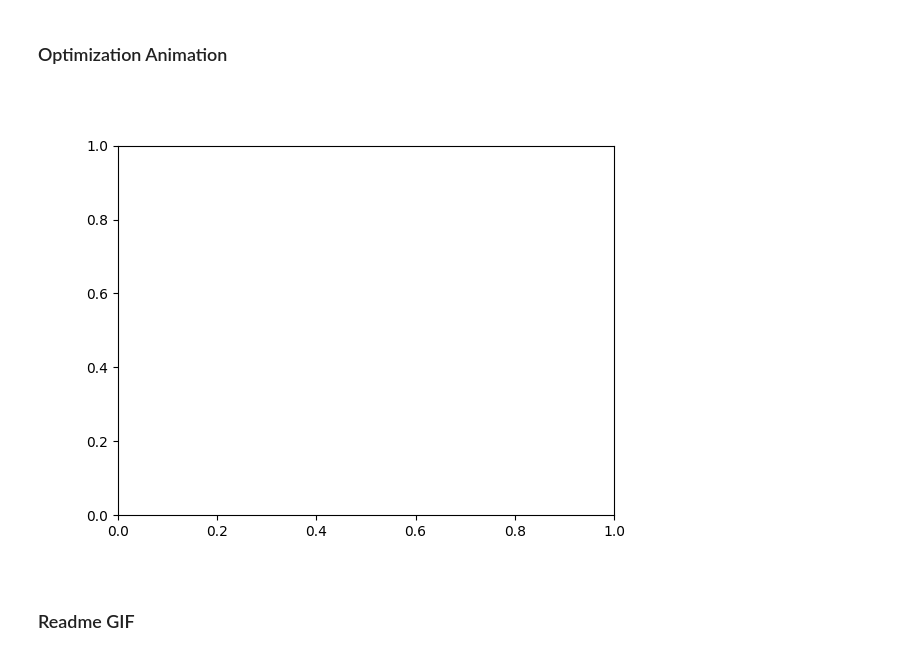
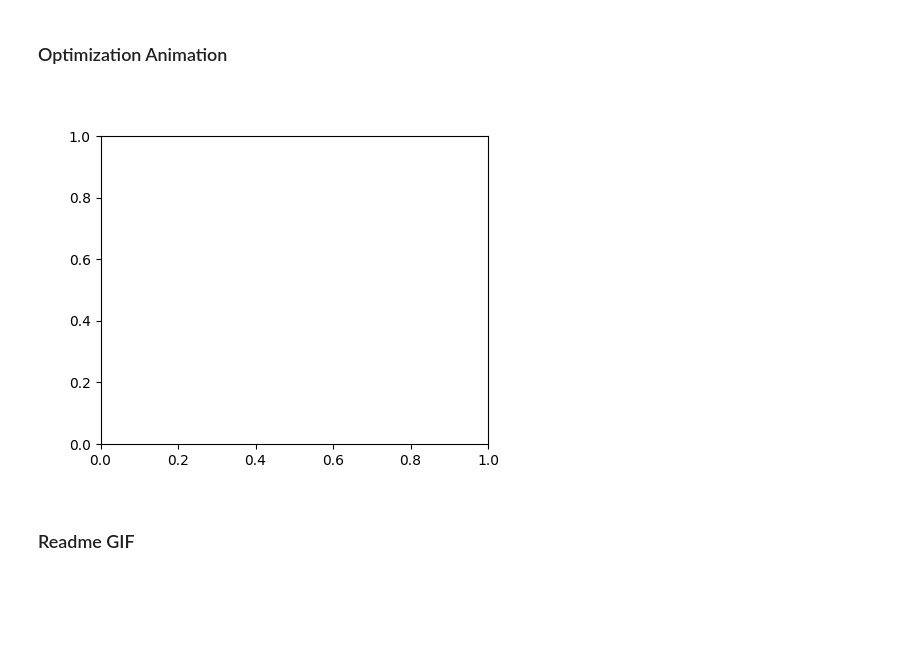
Before and after one commit to MaximoRdz/ARTIFICIAL-INTELLIGENCE, a Jupyter notebook: lab7-Genetic-Algorithms/genetic_algorithms.ipynb, the cells around one changed output. Cells and saved outputs as stored; diff of their text form; code cells hidden in the pictures; blank space fills up the shorter version.

```diff
--- a/lab7-Genetic-Algorithms/genetic_algorithms.ipynb
+++ b/lab7-Genetic-Algorithms/genetic_algorithms.ipynb
@@ -164,7 +164,7 @@ class MaximizeFunction:
             if self.verbose:
                 print(f"Best individual: {self.population[best_ind]}; Score: {best_score:.2f}")
 
-a = MaximizeFunction([1.5, 4.7], [1.5, 4.7], n_pop=100, n_iter=100, animate=True, verbose=False)
+a = MaximizeFunction([1.5, 4.7], [1.5, 4.7], n_pop=100, n_iter=50, animate=True, verbose=False)
 a.run()
 # %% [output]
 Genetic Algorithm for function maxima search.
@@ -173,23 +173,23 @@ Genetic Algorithm for function maxima search.
 # %%
 from optimization_animate import animate_search
 
 matplotlib.pyplot.close("all")
 
 
 n = 50
 x = np.linspace(1.5, 4.7, n)
 y = x.copy()
 x, y = np.meshgrid(x, y)
 
 z = np.sin(2*x)**2 * np.sin(2*y)**2 * np.exp((x+y)/5)
 
-fig, ax = plt.subplots()
+fig, ax = plt.subplots(figsize=(5, 4))
 
 anim = animate_search(fig, ax, "Surface maximum", [x, y, z], a.populations, interval=100)
 
 plt.show()
 # %% [output]
-[figure, old version]
+[figure, new version]
 # %% [markdown]
 ### Readme GIF
 # %%
```
